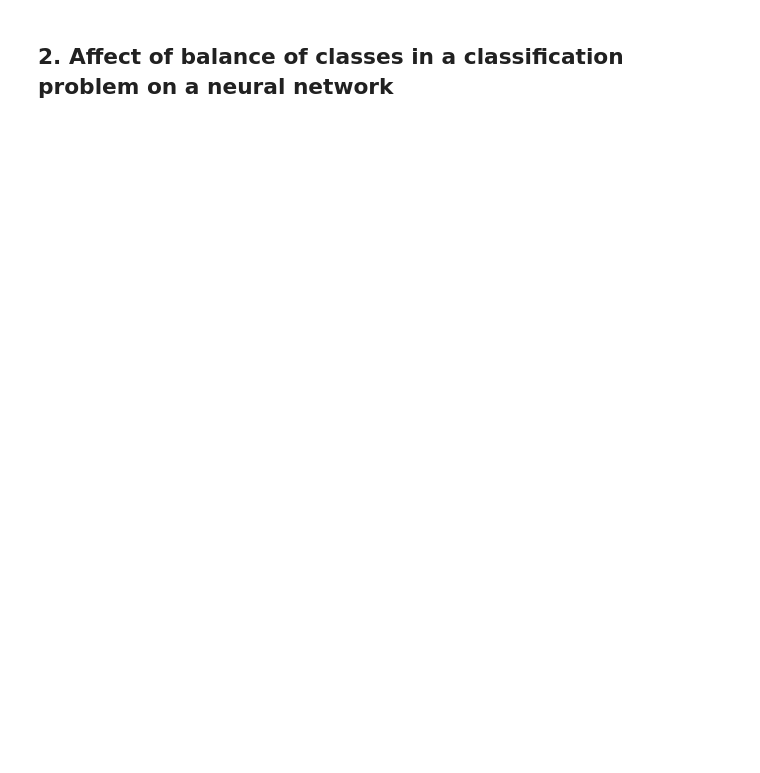
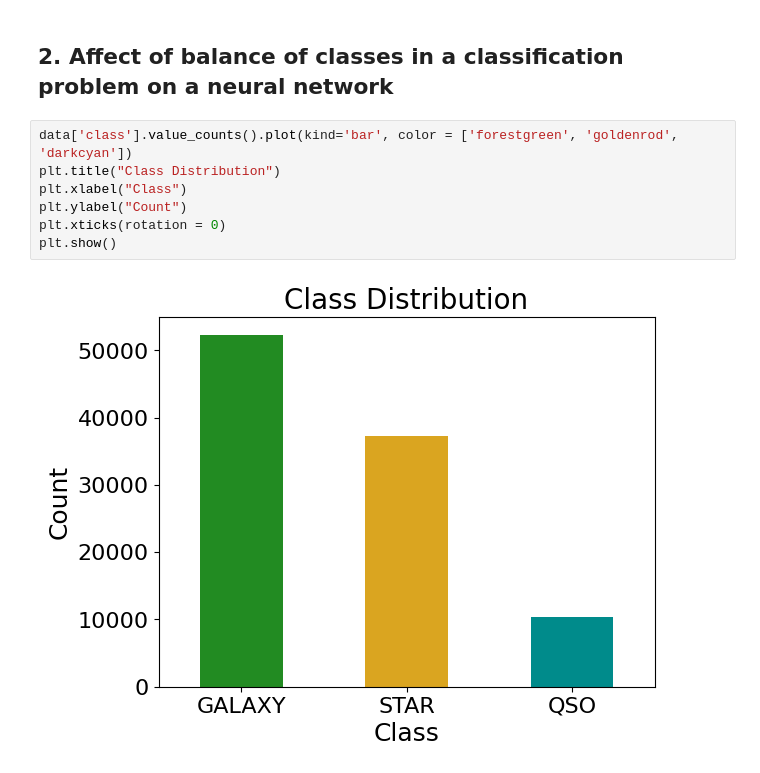
Before and after one commit to cameronluce/SDSS-DR18-Object-Classification, a Jupyter notebook: py/Q3_folder/Q3_notebook.ipynb, the cells around one changed output. Drawn from its saved outputs; the diff is of its cells as text; blank space fills up the shorter version.

```diff
--- a/py/Q3_folder/Q3_notebook.ipynb
+++ b/py/Q3_folder/Q3_notebook.ipynb
@@ -171,2 +191,11 @@ weighted avg       0.36      0.37      0.34      2000
 # %% [markdown]
 ## 2. Affect of balance of classes in a classification problem on a neural network ##
+# %%
+data['class'].value_counts().plot(kind='bar', color = ['forestgreen', 'goldenrod', 'darkcyan'])
+plt.title("Class Distribution")
+plt.xlabel("Class")
+plt.ylabel("Count")
+plt.xticks(rotation = 0)
+plt.show()
+# %% [output]
+[figure, added]
```
Also changed, not shown: parts of 9 cells of this notebook.
